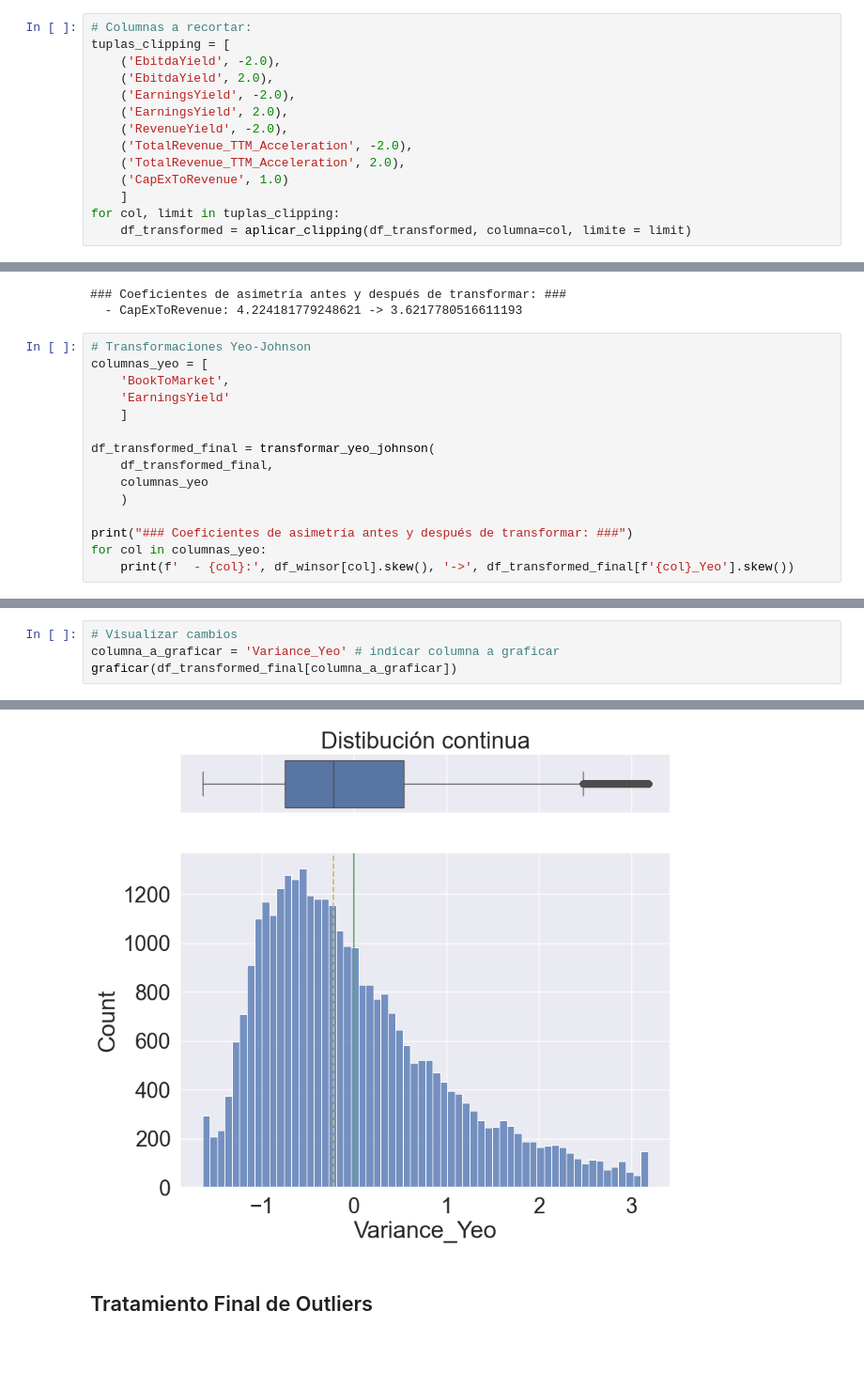
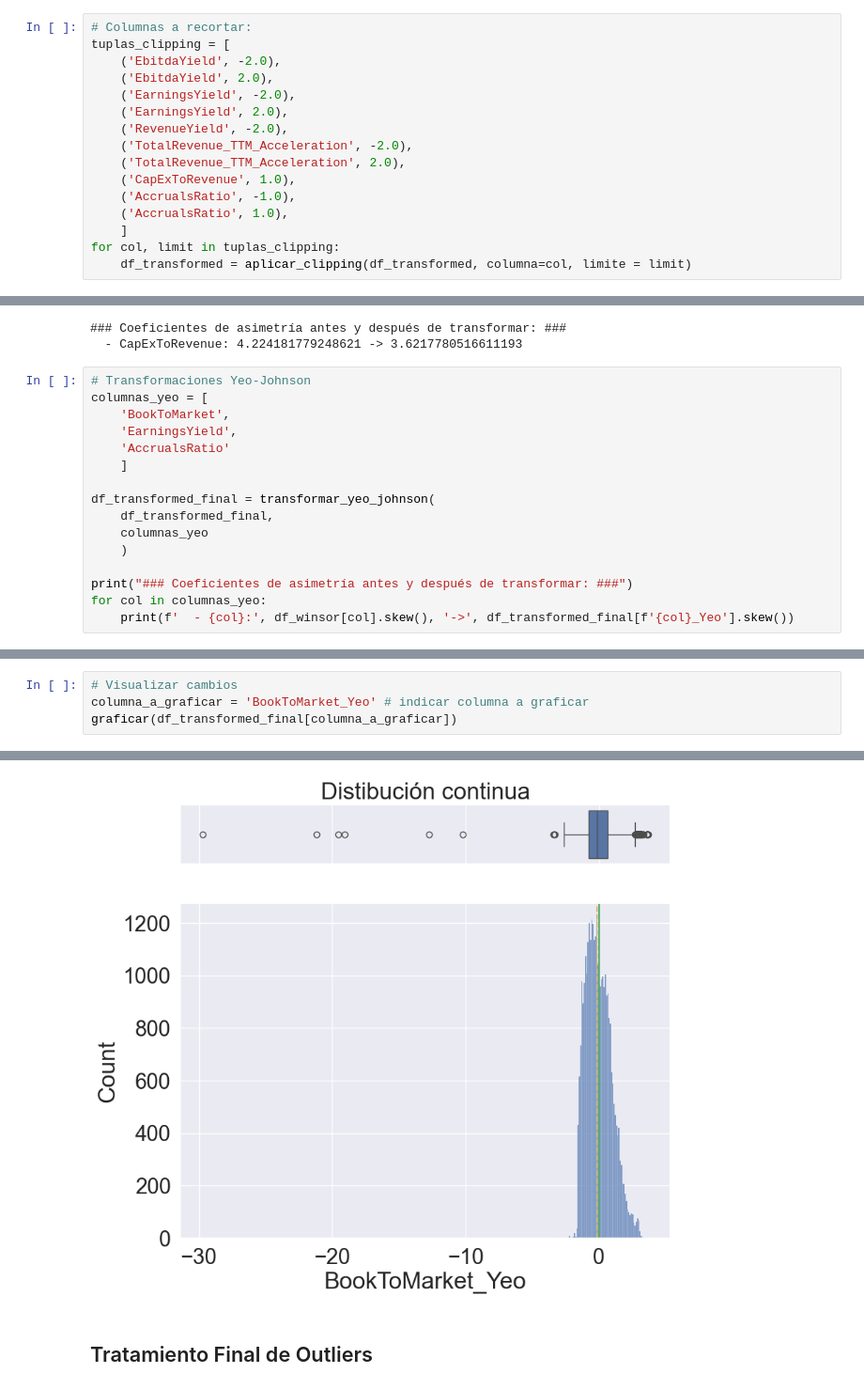
Before and after one commit to sebakremis/FinDataMining, a Jupyter notebook: 02_Notebook_Transformacion.ipynb, the cells around one changed output, grey strips where cells are left out. Shown at 94% size. Drawn from its saved outputs; the diff is of its cells as text; blank space fills up the shorter version.

Commit message:
crear feature AccrualsRatio, implementar escalado transversal en variables numericas

```diff
--- a/02_Notebook_Transformacion.ipynb
+++ b/02_Notebook_Transformacion.ipynb
@@ -759,7 +762,9 @@ tuplas_clipping = [
     ('RevenueYield', -2.0),
     ('TotalRevenue_TTM_Acceleration', -2.0),
     ('TotalRevenue_TTM_Acceleration', 2.0),
-    ('CapExToRevenue', 1.0)
+    ('CapExToRevenue', 1.0),
+    ('AccrualsRatio', -1.0),
+    ('AccrualsRatio', 1.0),
     ]
 for col, limit in tuplas_clipping:
     df_transformed = aplicar_clipping(df_transformed, columna=col, limite = limit)
@@ -868,7 +873,8 @@ for col in columnas_log:
 # Transformaciones Yeo-Johnson
 columnas_yeo = [
     'BookToMarket',
-    'EarningsYield'
+    'EarningsYield',
+    'AccrualsRatio'
     ]
 
 df_transformed_final = transformar_yeo_johnson(
@@ -886,10 +893,10 @@ for col in columnas_yeo:
 # %%
 # Visualizar cambios
-columna_a_graficar = 'Variance_Yeo' # indicar columna a graficar
+columna_a_graficar = 'BookToMarket_Yeo' # indicar columna a graficar
 graficar(df_transformed_final[columna_a_graficar])
 # %% [output]
 Cont
-[figure, old version]
+[figure, new version]
 # %% [markdown]
 ## Tratamiento Final de Outliers
 # %%
```
Also changed, not shown: parts of 17 cells of this notebook, 4 other files.
